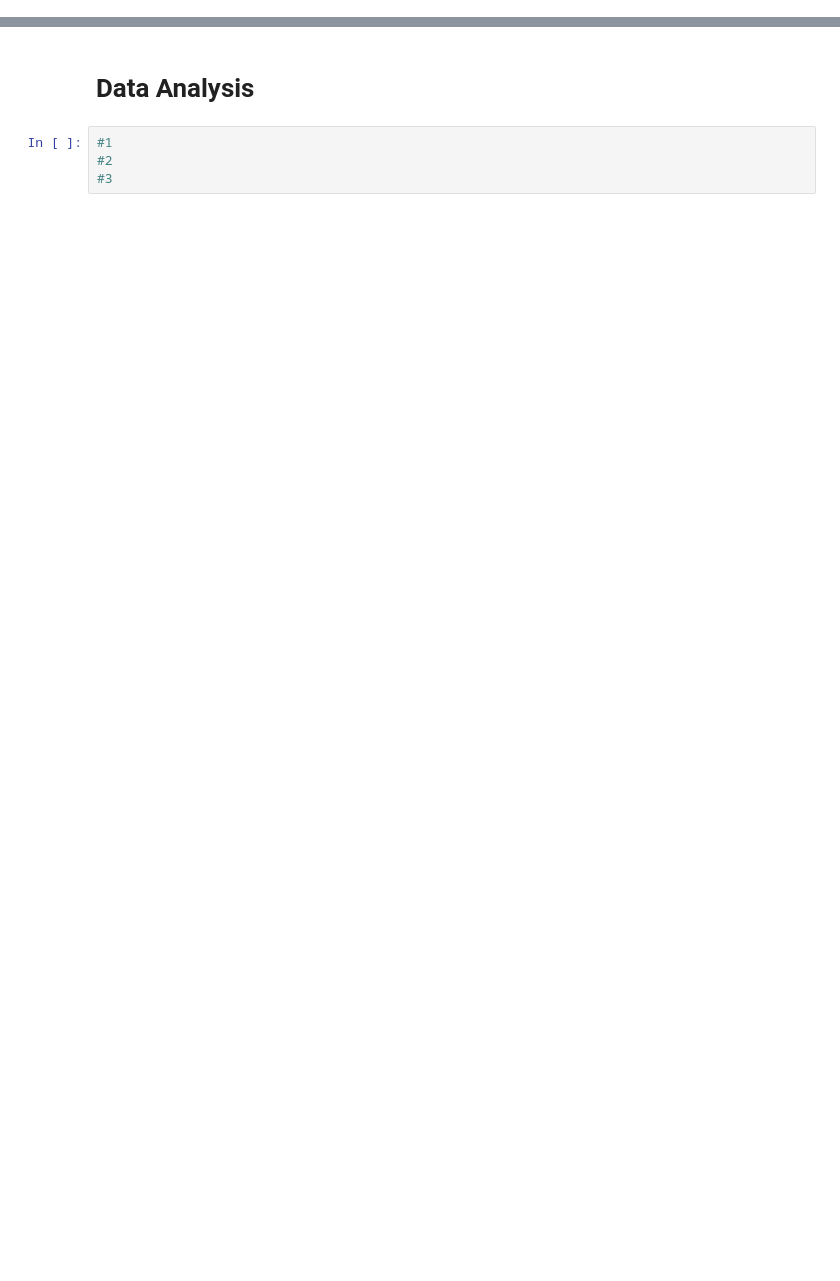
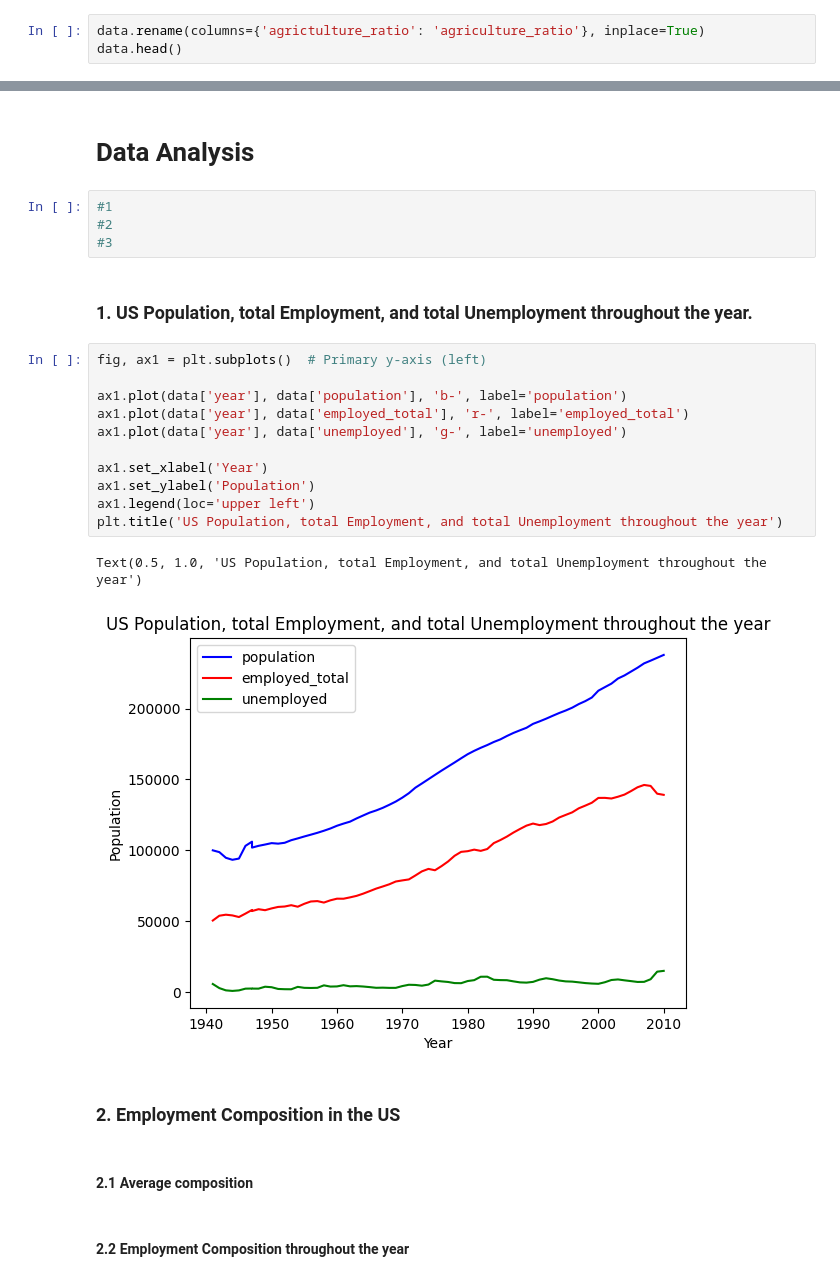
Before and after one commit to JinnOppa/Crime-Rate-LA, a Jupyter notebook: Analysis.ipynb, the cells around one changed output, grey strips where cells are left out. Saved outputs shown, nothing was run; the diff lists cells and outputs as text; blank space fills up the shorter version.

Commit message:
Fixing the column name typo and do 1 Analysis

```diff
--- a/Analysis.ipynb
+++ b/Analysis.ipynb
@@ -270,0 +267,3 @@ plt.show()
+# %%
+data.rename(columns={'agrictulture_ratio': 'agriculture_ratio'}, inplace=True)
+data.head()
@@ -274,3 +280,25 @@ plt.show()
 #1
 #2
 #3
+# %% [markdown]
+### 1. US Population, total Employment, and total Unemployment throughout the year.
+# %%
+fig, ax1 = plt.subplots()  # Primary y-axis (left)
+
+ax1.plot(data['year'], data['population'], 'b-', label='population')
+ax1.plot(data['year'], data['employed_total'], 'r-', label='employed_total')
+ax1.plot(data['year'], data['unemployed'], 'g-', label='unemployed')
+
+ax1.set_xlabel('Year')
+ax1.set_ylabel('Population')
+ax1.legend(loc='upper left')
+plt.title('US Population, total Employment, and total Unemployment throughout the year')
+# %% [output]
+Text(0.5, 1.0, 'US Population, total Employment, and total Unemployment throughout the year')
+[figure, added]
+# %% [markdown]
+### 2. Employment Composition in the US
+# %% [markdown]
+#### 2.1 Average composition
+# %% [markdown]
+#### 2.2 Employment Composition throughout the year
```
Also changed, not shown: parts of 8 cells of this notebook.
